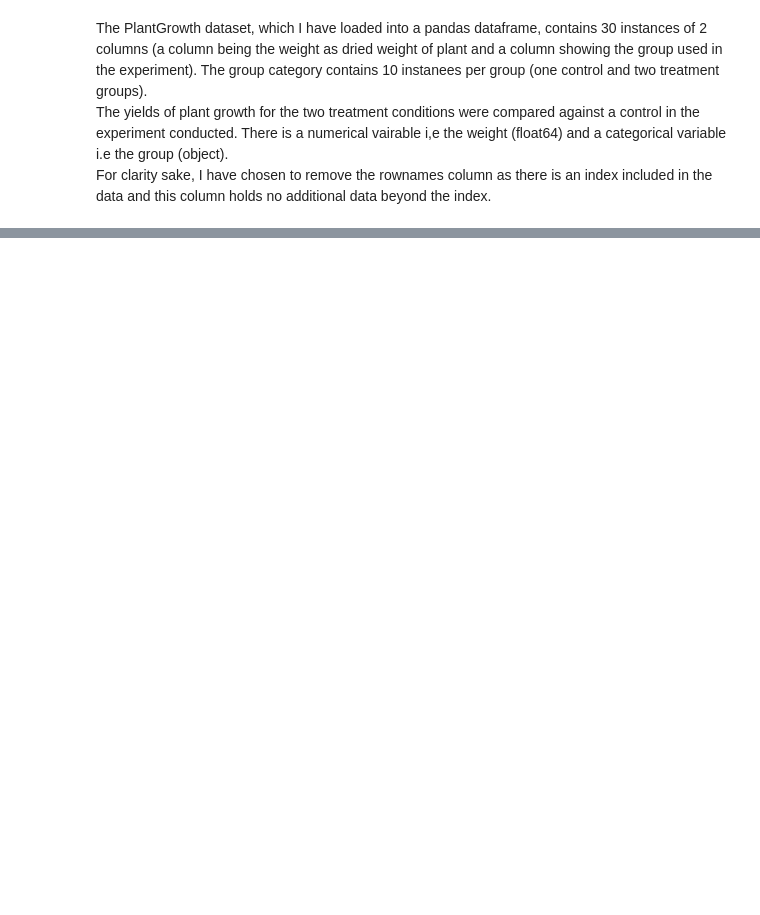
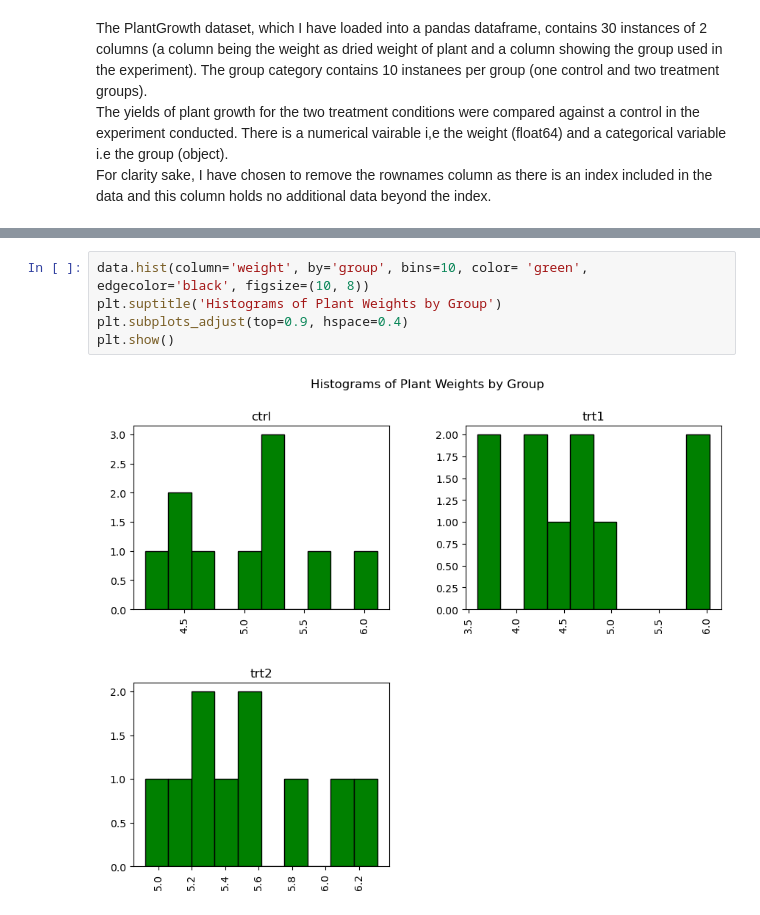
Before and after one commit to rebeccaf1918/AppliedStatistics, a Jupyter notebook: project.ipynb, the cells around one changed output, grey strips where cells are left out. Cells and saved outputs as stored; diff of their text form; blank space fills up the shorter version.

Commit message:
adding visualisation of data through plotting data

```diff
--- a/project.ipynb
+++ b/project.ipynb
@@ -109,0 +165,7 @@ data.describe() # using the describe function to determine various characteristi
+# %%
+data.hist(column='weight', by='group', bins=10, color= 'green', edgecolor='black', figsize=(10, 8))
+plt.suptitle('Histograms of Plant Weights by Group')
+plt.subplots_adjust(top=0.9, hspace=0.4)
+plt.show()
+# %% [output]
+[figure, added]
```
Also changed, not shown: parts of 14 cells of this notebook.
